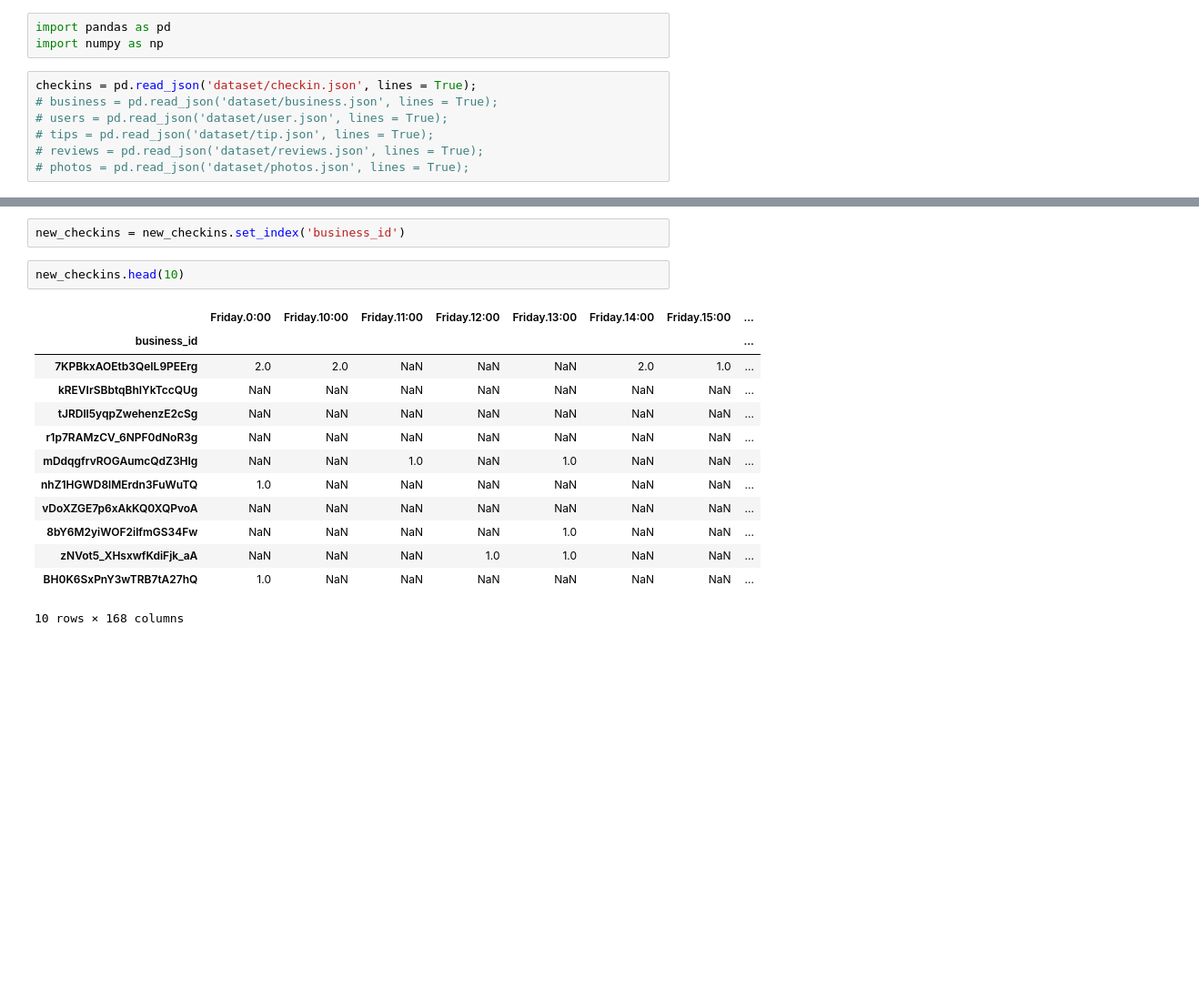
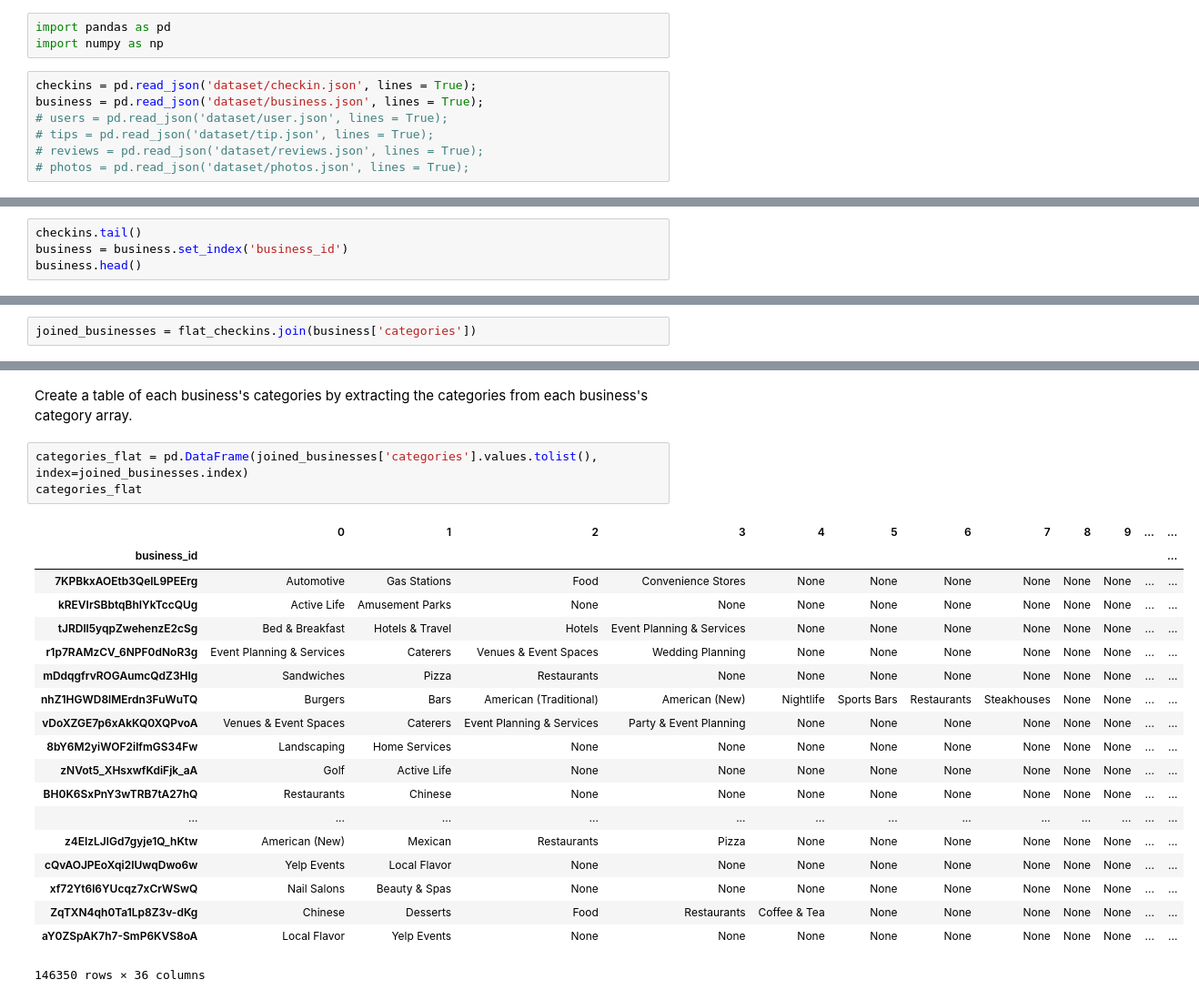
Before and after one commit to thepavangollapalli/PDS_Project1, a Jupyter notebook: Yelp-Data-Analysis.ipynb, the cells around one changed output, grey strips where cells are left out. Shown: that part at 91% size. Cells and saved outputs as stored; diff of their text form; blank space fills up the shorter version.

```diff
--- a/Yelp-Data-Analysis.ipynb
+++ b/Yelp-Data-Analysis.ipynb
@@ -3,7 +3,7 @@ import pandas as pd
 import numpy as np
 # %%
 checkins = pd.read_json('dataset/checkin.json', lines = True);
-# business = pd.read_json('dataset/business.json', lines = True);
+business = pd.read_json('dataset/business.json', lines = True);
 # users = pd.read_json('dataset/user.json', lines = True);
 # tips = pd.read_json('dataset/tip.json', lines = True);
 # reviews = pd.read_json('dataset/reviews.json', lines = True);
@@ -14,0 +11,4 @@ len(checkins)
+# %%
+checkins.tail()
+business = business.set_index('business_id')
+business.head()
@@ -42 +43,3 @@ new_checkins['business_id'] = checkins['business_id']
+# %%
+joined_businesses = flat_checkins.join(business['categories'])
 # %%
@@ -62,18 +56,25 @@ new_checkins.tail()
-# %%
-new_checkins = new_checkins.set_index('business_id')
-# %%
-new_checkins.head(10)
-# %% [output]
-|  | Friday.0:00 | Friday.10:00 | Friday.11:00 | Friday.12:00 | Friday.13:00 | Friday.14:00 | Friday.15:00 | ... |
-| business_id |  |  |  |  |  |  |  | ... |
-| 7KPBkxAOEtb3QeIL9PEErg | 2.0 | 2.0 | NaN | NaN | NaN | 2.0 | 1.0 | ... |
-| kREVIrSBbtqBhIYkTccQUg | NaN | NaN | NaN | NaN | NaN | NaN | NaN | ... |
-| tJRDll5yqpZwehenzE2cSg | NaN | NaN | NaN | NaN | NaN | NaN | NaN | ... |
-| r1p7RAMzCV_6NPF0dNoR3g | NaN | NaN | NaN | NaN | NaN | NaN | NaN | ... |
-| mDdqgfrvROGAumcQdZ3HIg | NaN | NaN | 1.0 | NaN | 1.0 | NaN | NaN | ... |
-| nhZ1HGWD8lMErdn3FuWuTQ | 1.0 | NaN | NaN | NaN | NaN | NaN | NaN | ... |
-| vDoXZGE7p6xAkKQ0XQPvoA | NaN | NaN | NaN | NaN | NaN | NaN | NaN | ... |
-| 8bY6M2yiWOF2ilfmGS34Fw | NaN | NaN | NaN | NaN | 1.0 | NaN | NaN | ... |
-| zNVot5_XHsxwfKdiFjk_aA | NaN | NaN | NaN | 1.0 | 1.0 | NaN | NaN | ... |
-| BH0K6SxPnY3wTRB7tA27hQ | 1.0 | NaN | NaN | NaN | NaN | NaN | NaN | ... |
-10 rows × 168 columns
+# %% [markdown]
+Create a table of each business's categories by extracting the categories from each business's category array.
+# %%
+categories_flat = pd.DataFrame(joined_businesses['categories'].values.tolist(), index=joined_businesses.index)
+categories_flat
+# %% [output]
+|  | 0 | 1 | 2 | 3 | 4 | 5 | 6 | 7 | 8 | 9 | ... | ... |
+| business_id |  |  |  |  |  |  |  |  |  |  |  | ... |
+| 7KPBkxAOEtb3QeIL9PEErg | Automotive | Gas Stations | Food | Convenience Stores | None | None | None | None | None | None | ... | ... |
+| kREVIrSBbtqBhIYkTccQUg | Active Life | Amusement Parks | None | None | None | None | None | None | None | None | ... | ... |
+| tJRDll5yqpZwehenzE2cSg | Bed & Breakfast | Hotels & Travel | Hotels | Event Planning & Services | None | None | None | None | None | None | ... | ... |
+| r1p7RAMzCV_6NPF0dNoR3g | Event Planning & Services | Caterers | Venues & Event Spaces | Wedding Planning | None | None | None | None | None | None | ... | ... |
+| mDdqgfrvROGAumcQdZ3HIg | Sandwiches | Pizza | Restaurants | None | None | None | None | None | None | None | ... | ... |
+| nhZ1HGWD8lMErdn3FuWuTQ | Burgers | Bars | American (Traditional) | American (New) | Nightlife | Sports Bars | Restaurants | Steakhouses | None | None | ... | ... |
+| vDoXZGE7p6xAkKQ0XQPvoA | Venues & Event Spaces | Caterers | Event Planning & Services | Party & Event Planning | None | None | None | None | None | None | ... | ... |
+| 8bY6M2yiWOF2ilfmGS34Fw | Landscaping | Home Services | None | None | None | None | None | None | None | None | ... | ... |
+| zNVot5_XHsxwfKdiFjk_aA | Golf | Active Life | None | None | None | None | None | None | None | None | ... | ... |
+| BH0K6SxPnY3wTRB7tA27hQ | Restaurants | Chinese | None | None | None | None | None | None | None | None | ... | ... |
+| ... | ... | ... | ... | ... | ... | ... | ... | ... | ... | ... | ... | ... |
+| z4EIzLJlGd7gyje1Q_hKtw | American (New) | Mexican | Restaurants | Pizza | None | None | None | None | None | None | ... | ... |
+| cQvAOJPEoXqi2IUwqDwo6w | Yelp Events | Local Flavor | None | None | None | None | None | None | None | None | ... | ... |
+| xf72Yt6l6YUcqz7xCrWSwQ | Nail Salons | Beauty & Spas | None | None | None | None | None | None | None | None | ... | ... |
+| ZqTXN4qh0Ta1Lp8Z3v-dKg | Chinese | Desserts | Food | Restaurants | Coffee & Tea | None | None | None | None | None | ... | ... |
+| aY0ZSpAK7h7-SmP6KVS8oA | Local Flavor | Yelp Events | None | None | None | None | None | None | None | None | ... | ... |
+146350 rows × 36 columns
```
Also changed, not shown: parts of 12 cells of this notebook.
